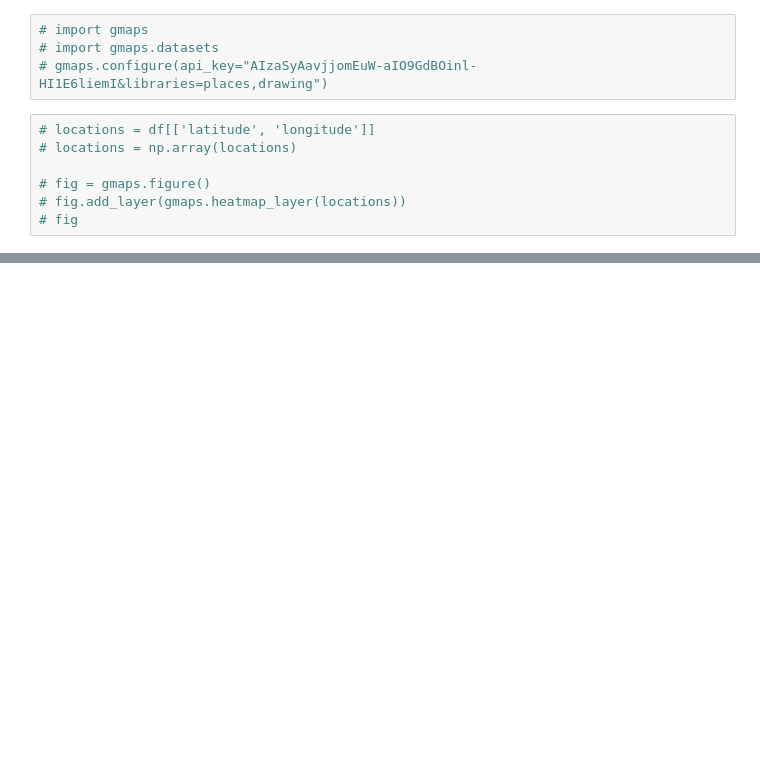
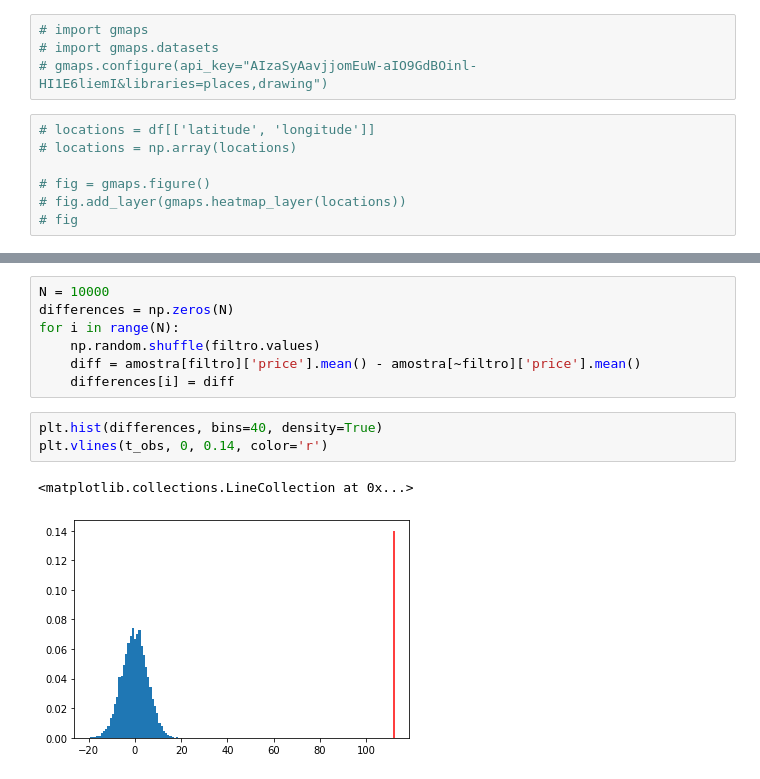
Before and after one commit to LucasPMM/Airbnb_Data_Analysis, a Jupyter notebook: Airbnb Analyzes.ipynb, the cells around one changed output, grey strips where cells are left out. Saved outputs shown, nothing was run; the diff lists cells and outputs as text; blank space fills up the shorter version.

```diff
--- a/Airbnb Analyzes.ipynb
+++ b/Airbnb Analyzes.ipynb
@@ -66,0 +97,13 @@ plt.vlines(t_obs, 0, 0.14, color='r')
+# %%
+N = 10000
+differences = np.zeros(N)
+for i in range(N):
+    np.random.shuffle(filtro.values)
+    diff = amostra[filtro]['price'].mean() - amostra[~filtro]['price'].mean()
+    differences[i] = diff
+# %%
+plt.hist(differences, bins=40, density=True)
+plt.vlines(t_obs, 0, 0.14, color='r')
+# %% [output]
+<matplotlib.collections.LineCollection at 0x...>
+[figure, added]
```
Also changed, not shown: parts of 13 cells of this notebook.
